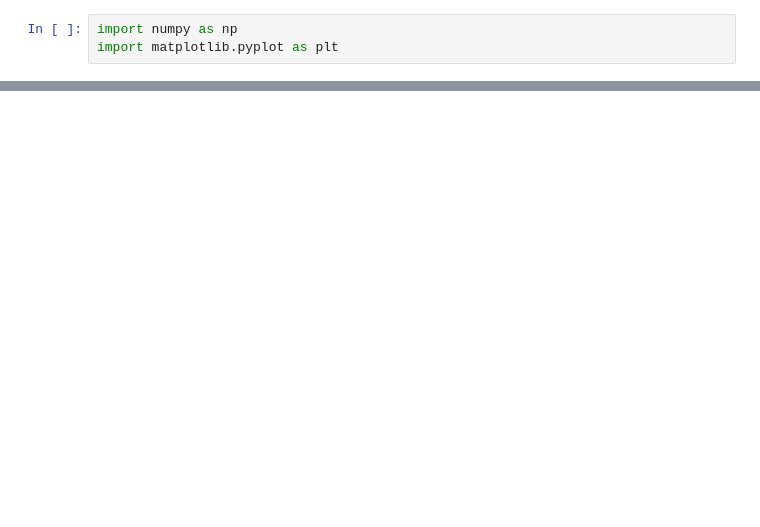
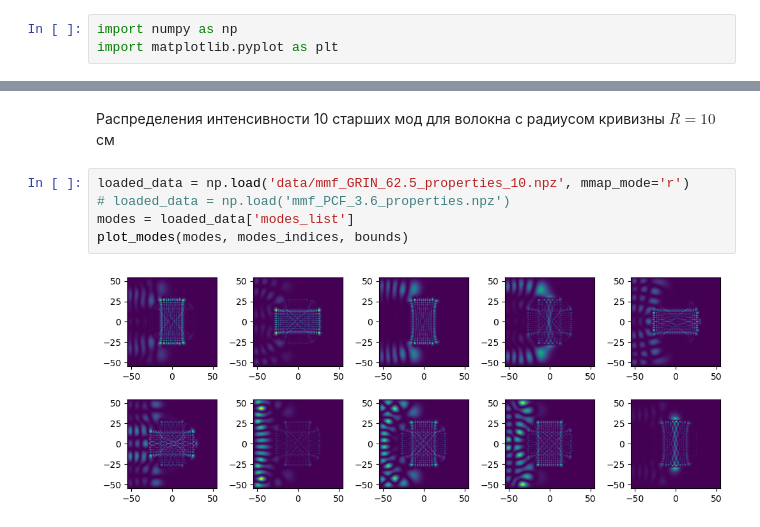
Before and after one commit to vongostev/RSF-21-12-00155-2-MMF, a Jupyter notebook: PlotModesBent.ipynb, the cells around one changed output, grey strips where cells are left out. Cells and saved outputs as stored; diff of their text form; blank space fills up the shorter version.

```diff
--- a/PlotModesBent.ipynb
+++ b/PlotModesBent.ipynb
@@ -30,0 +45,9 @@ plot_modes(modes, slice(-11, -1), bounds)
+# %% [markdown]
+Распределения интенсивности 10 старших мод для волокна с радиусом кривизны $R=10$ см
+# %%
+loaded_data = np.load('data/mmf_GRIN_62.5_properties_10.npz', mmap_mode='r')
+# loaded_data = np.load('mmf_PCF_3.6_properties.npz')
+modes = loaded_data['modes_list']
+plot_modes(modes, modes_indices, bounds)
+# %% [output]
+[figure, added]
```
Also changed, not shown: parts of 8 cells of this notebook, 3 other files.
